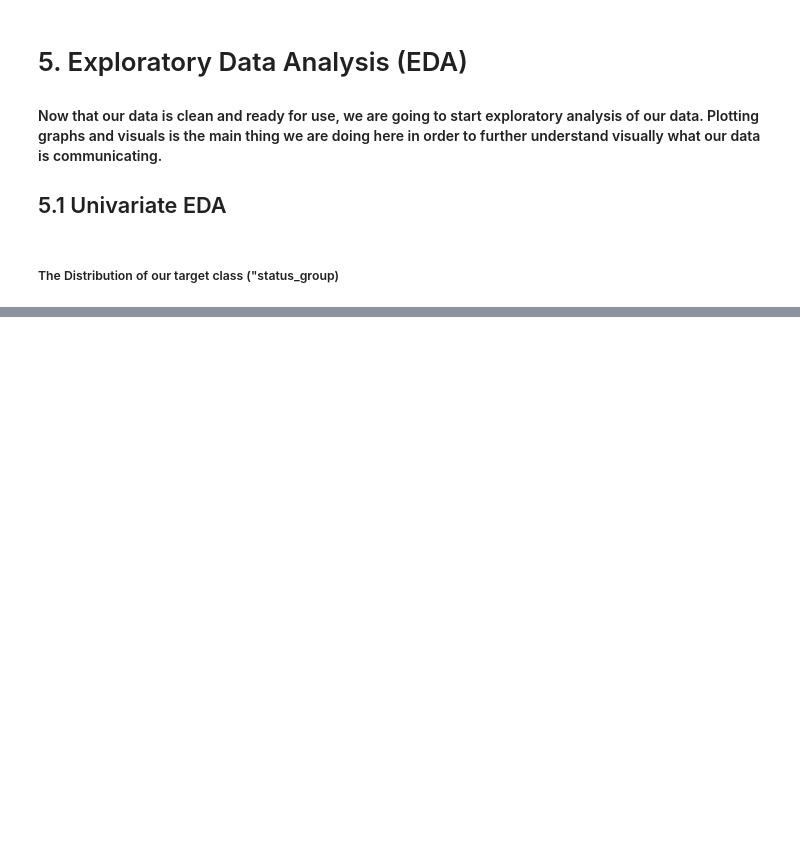
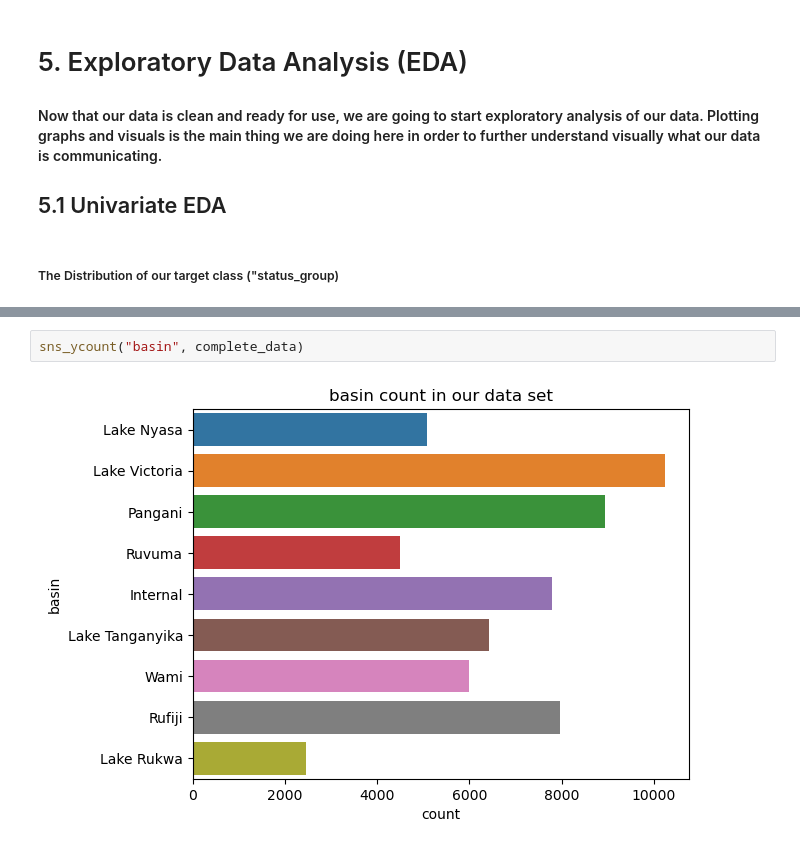
Before and after one commit to dev-ezzy/Classification-model, a Jupyter notebook: index.ipynb, the cells around one changed output, grey strips where cells are left out. Cells and saved outputs as stored; diff of their text form; blank space fills up the shorter version.

```diff
--- a/index.ipynb
+++ b/index.ipynb
@@ -717,0 +738,4 @@ Name: count, dtype: int64
+# %%
+sns_ycount("basin", complete_data)
+# %% [output]
+[figure, added]
```
Also changed, not shown: parts of 20 cells of this notebook.
